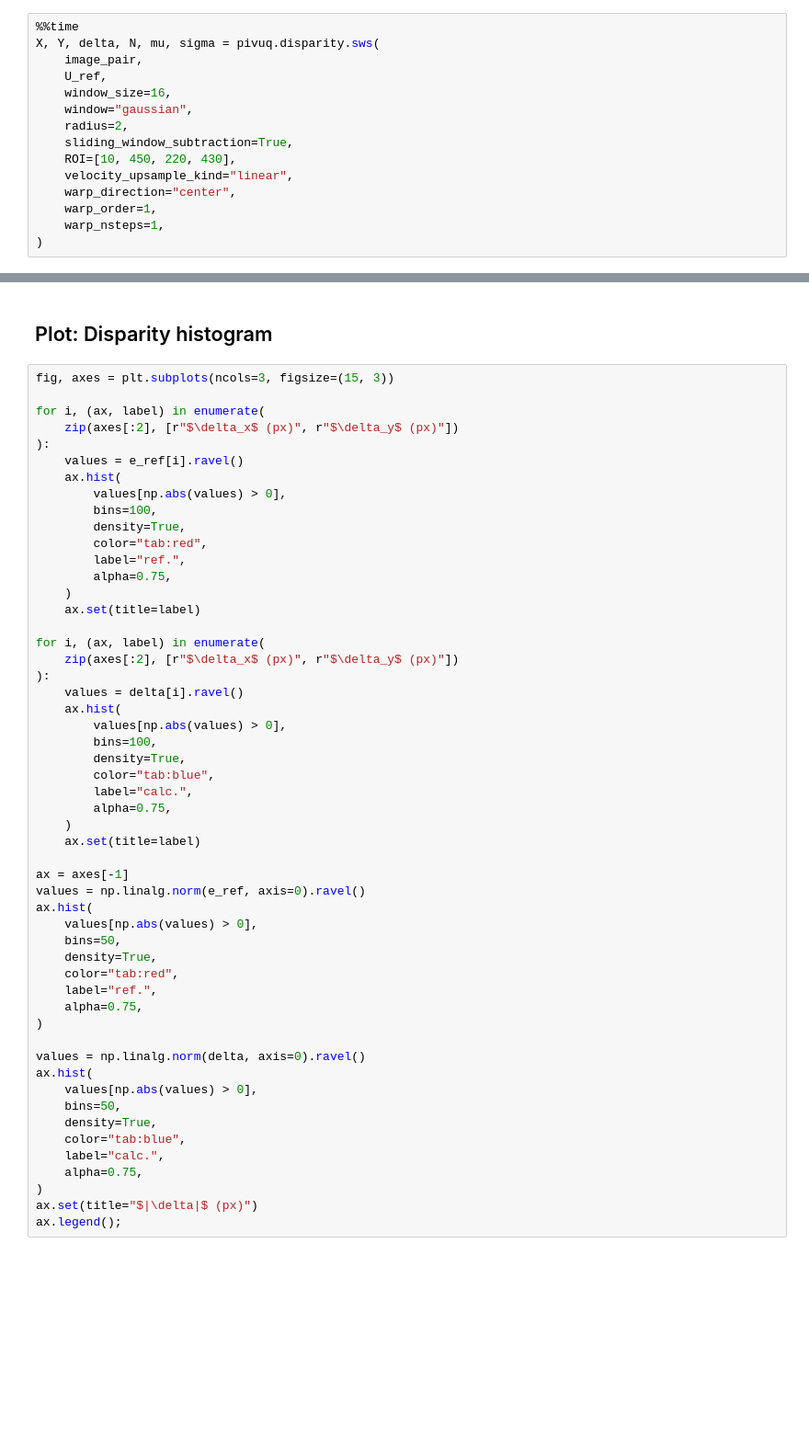
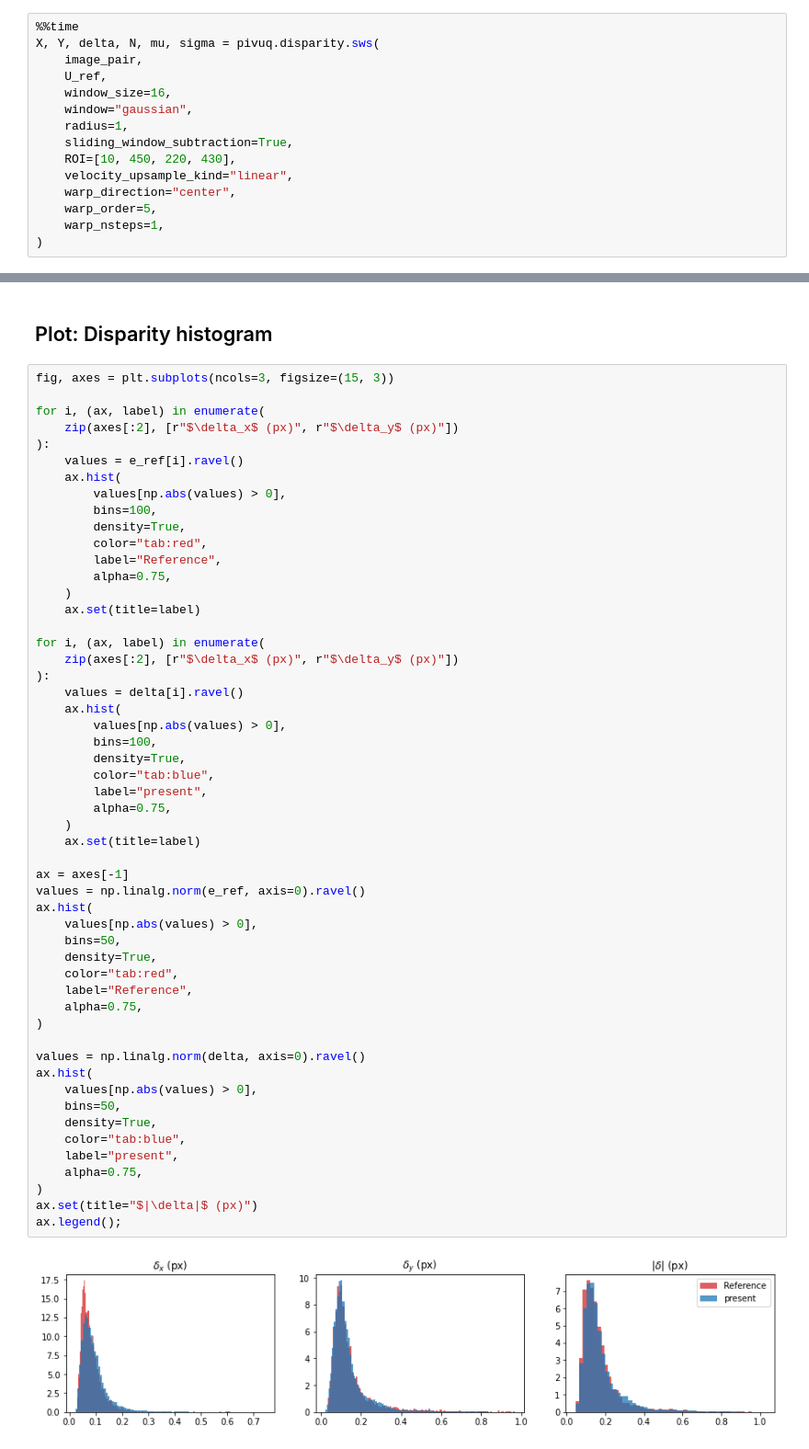
Before and after one commit to lento234/pivuq, a Jupyter notebook: examples/06_uncertainty_quantification_testdata.ipynb, the cells around one changed output, grey strips where cells are left out. Shown at 92% size. Saved outputs shown, nothing was run; the diff lists cells and outputs as text; blank space fills up the shorter version.

```diff
--- a/examples/06_uncertainty_quantification_testdata.ipynb
+++ b/examples/06_uncertainty_quantification_testdata.ipynb
@@ -100,11 +72,11 @@ X, Y, delta, N, mu, sigma = pivuq.disparity.sws(
     U_ref,
     window_size=16,
     window="gaussian",
-    radius=2,
+    radius=1,
     sliding_window_subtraction=True,
     ROI=[10, 450, 220, 430],
     velocity_upsample_kind="linear",
     warp_direction="center",
-    warp_order=1,
+    warp_order=5,
     warp_nsteps=1,
 )
@@ -169,7 +146,7 @@ for i, (ax, label) in enumerate(
         bins=100,
         density=True,
         color="tab:red",
-        label="ref.",
+        label="Reference",
         alpha=0.75,
     )
     ax.set(title=label)
@@ -180,33 +157,35 @@ for i, (ax, label) in enumerate(
     values = delta[i].ravel()
     ax.hist(
         values[np.abs(values) > 0],
         bins=100,
         density=True,
         color="tab:blue",
-        label="calc.",
+        label="present",
         alpha=0.75,
     )
     ax.set(title=label)
 
 ax = axes[-1]
 values = np.linalg.norm(e_ref, axis=0).ravel()
 ax.hist(
     values[np.abs(values) > 0],
     bins=50,
     density=True,
     color="tab:red",
-    label="ref.",
+    label="Reference",
     alpha=0.75,
 )
 
 values = np.linalg.norm(delta, axis=0).ravel()
 ax.hist(
     values[np.abs(values) > 0],
     bins=50,
     density=True,
     color="tab:blue",
-    label="calc.",
+    label="present",
     alpha=0.75,
 )
 ax.set(title="$|\delta|$ (px)")
 ax.legend();
+# %% [output]
+[figure, added]
```
Also changed, not shown: parts of 7 cells of this notebook, 1 other file.
